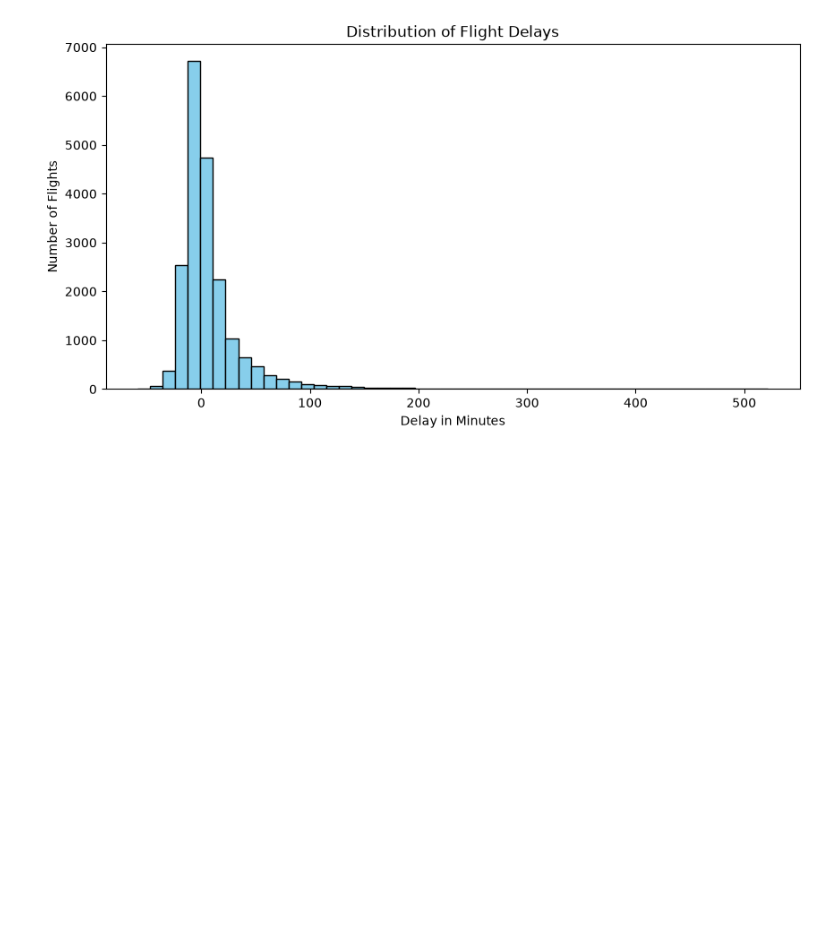
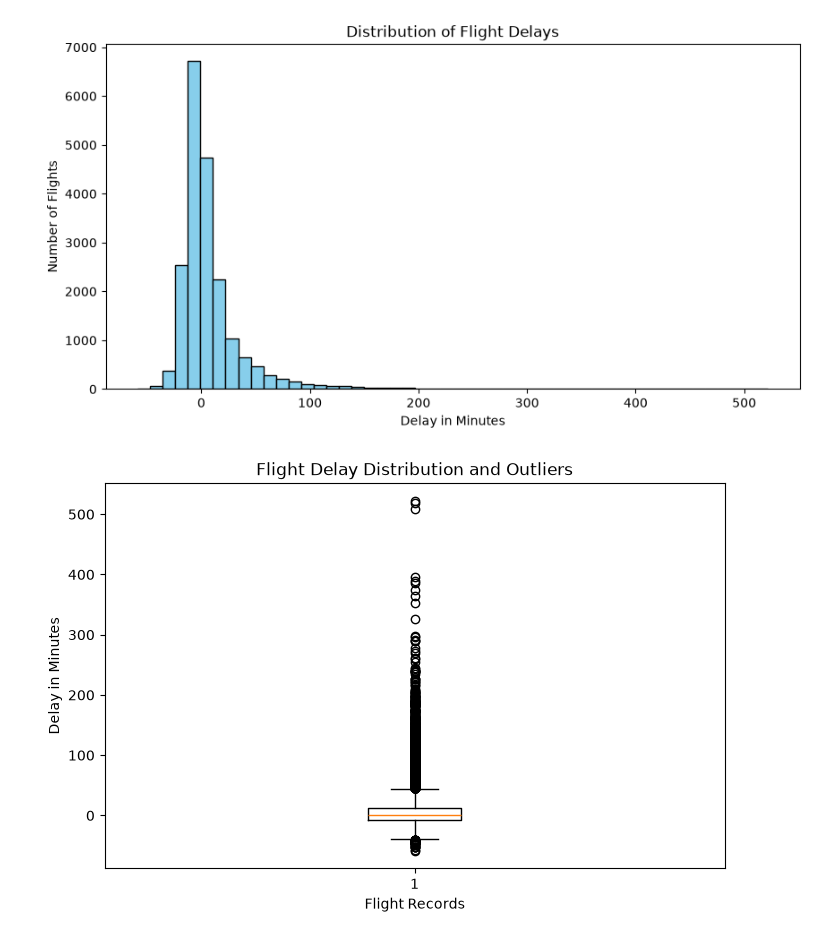
Before and after one commit to mohanavm06/Lexicon_PythonAI_Labs, a Jupyter notebook: Project_Data_Visualisation/flights_airports.ipynb, the cells around one changed output. Cells and saved outputs as stored; diff of their text form; code cells hidden in the pictures; blank space fills up the shorter version.

Commit message:
Update flight data analysis

```diff
--- a/Project_Data_Visualisation/flights_airports.ipynb
+++ b/Project_Data_Visualisation/flights_airports.ipynb
@@ -472,3 +478,15 @@ plt.ylabel("Number of Flights")
 plt.show()
 # %% [output]
 [figure]
+# %%
+#Boxplot
+plt.figure(figsize=(8, 5))
+
+plt.boxplot(flights["delay"].dropna())
+
+plt.title("Flight Delay Distribution and Outliers")
+plt.xlabel("Flight Records")
+plt.ylabel("Delay in Minutes")
+plt.show()
+# %% [output]
+[figure, added]
```
Also changed, not shown: parts of 19 cells of this notebook.
